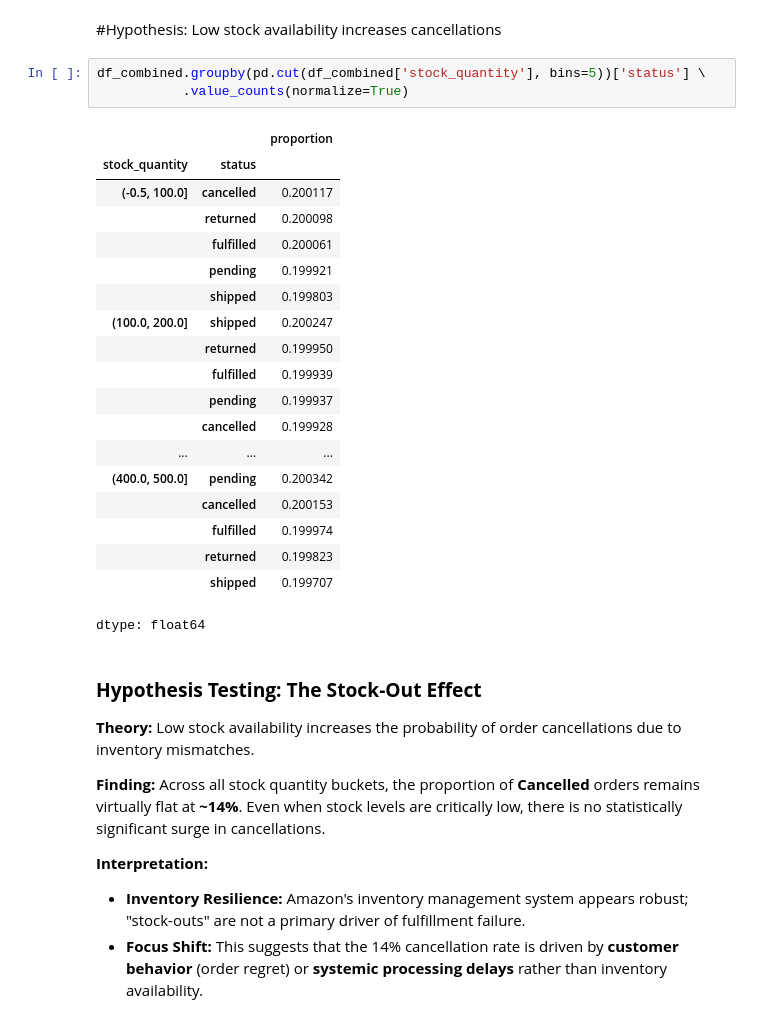
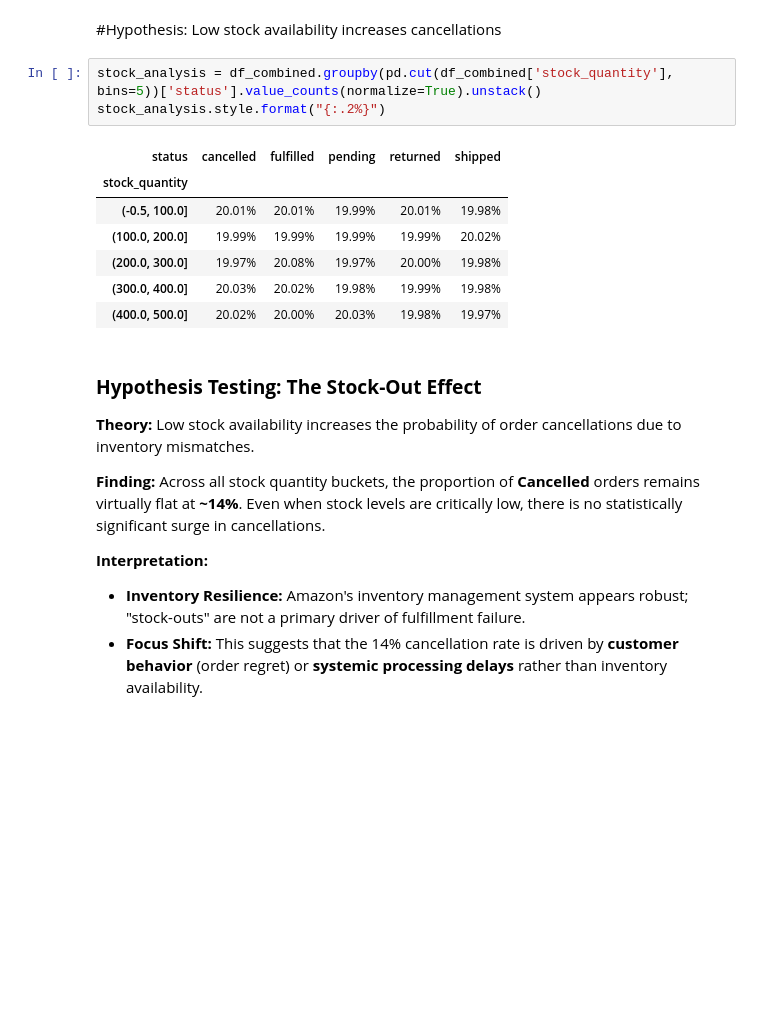
Before and after one commit to rishavvashisht823/Amazon, a Jupyter notebook: chapter_appendix-tools-for-deep-learning/jupyter.ipynb, the cells around one changed output. Drawn from its saved outputs; the diff is of its cells as text; blank space fills up the shorter version.

```diff
--- a/chapter_appendix-tools-for-deep-learning/jupyter.ipynb
+++ b/chapter_appendix-tools-for-deep-learning/jupyter.ipynb
@@ -505,29 +497,17 @@ plt.show()
 **Strategic Conclusion:** To recover the 80% revenue leakage, Amazon should focus on **logistics network optimization** rather than vendor inventory quality, as even "perfect" products are currently failing at the same rate as "poor" ones.
 # %% [markdown]
 #Hypothesis: Low stock availability increases cancellations
-# %%
-df_combined.groupby(pd.cut(df_combined['stock_quantity'], bins=5))['status'] \
-           .value_counts(normalize=True)
-# %% [output]
-|  |  | proportion |
-| stock_quantity | status |  |
-| (-0.5, 100.0] | cancelled | 0.200117 |
-|  | returned | 0.200098 |
-|  | fulfilled | 0.200061 |
-|  | pending | 0.199921 |
-|  | shipped | 0.199803 |
-| (100.0, 200.0] | shipped | 0.200247 |
-|  | returned | 0.199950 |
-|  | fulfilled | 0.199939 |
-|  | pending | 0.199937 |
-|  | cancelled | 0.199928 |
-| ... | ... | ... |
-| (400.0, 500.0] | pending | 0.200342 |
-|  | cancelled | 0.200153 |
-|  | fulfilled | 0.199974 |
-|  | returned | 0.199823 |
-|  | shipped | 0.199707 |
-dtype: float64
+# %%
+stock_analysis = df_combined.groupby(pd.cut(df_combined['stock_quantity'], bins=5))['status'].value_counts(normalize=True).unstack()
+stock_analysis.style.format("{:.2%}")
+# %% [output]
+| status | cancelled | fulfilled | pending | returned | shipped |
+| stock_quantity |  |  |  |  |  |
+| (-0.5, 100.0] | 20.01% | 20.01% | 19.99% | 20.01% | 19.98% |
+| (100.0, 200.0] | 19.99% | 19.99% | 19.99% | 19.99% | 20.02% |
+| (200.0, 300.0] | 19.97% | 20.08% | 19.97% | 20.00% | 19.98% |
+| (300.0, 400.0] | 20.03% | 20.02% | 19.98% | 19.99% | 19.98% |
+| (400.0, 500.0] | 20.02% | 20.00% | 20.03% | 19.98% | 19.97% |
 # %% [markdown]
 ### **Hypothesis Testing: The Stock-Out Effect**
 
```
Also changed, not shown: parts of 13 cells of this notebook.
